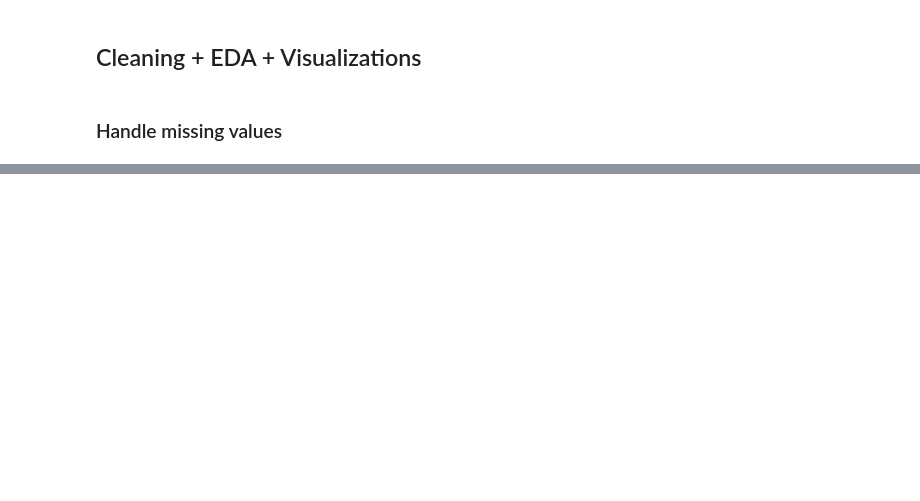
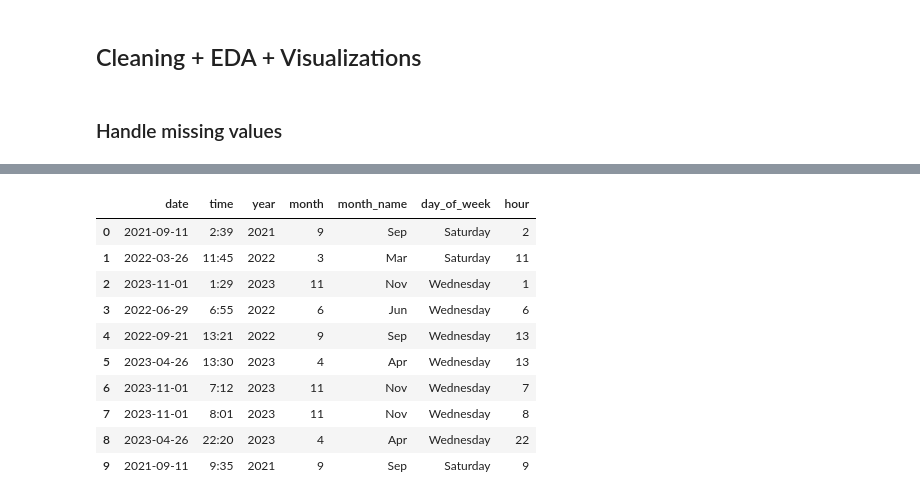
Before and after one commit to nayalys/DA_M2_Week1, a Jupyter notebook: notebook/nyc-crashes-exploration.ipynb, the cells around one changed output, grey strips where cells are left out. Saved outputs shown, nothing was run; the diff lists cells and outputs as text; code cells hidden in the pictures; blank space fills up the shorter version.

Commit message:
add exploratoy data analysis actions

```diff
--- a/notebook/nyc-crashes-exploration.ipynb
+++ b/notebook/nyc-crashes-exploration.ipynb
@@ -188,0 +395,4 @@ df['borough'] = df['borough'].fillna('UNKNOWN')
+# %%
+# # Numeric injury/killed: fill NaN with 0 (no evidence of injury = 0)
+df['injured'] = df['injured'].fillna(0).astype(int)
+print(df)
@@ -188,0 +417,4 @@ df['borough'] = df['borough'].fillna('UNKNOWN')
+# %%
+
+df['killed']  = df['killed'].fillna(0).astype(int)
+print(df)
@@ -188,0 +439,4 @@ df['borough'] = df['borough'].fillna('UNKNOWN')
+# %%
+# main_cause: replace "Unspecified" string with NaN for cleaner analysis
+df['main_cause'] = df['main_cause'].replace('Unspecified', np.nan)
+print(df)
@@ -188,0 +461,22 @@ df['borough'] = df['borough'].fillna('UNKNOWN')
+# %%
+# Engineer new columns
+
+df['year']       = df['date'].dt.year
+df['month']      = df['date'].dt.month
+df['month_name'] = df['date'].dt.strftime('%b')
+df['day_of_week']= df['date'].dt.day_name()
+df['hour']       = pd.to_datetime(df['time'], format='%H:%M', errors='coerce').dt.hour
+
+df[['date', 'time', 'year', 'month', 'month_name', 'day_of_week', 'hour']].head(10)
+# %% [output]
+|  | date | time | year | month | month_name | day_of_week | hour |
+| 0 | 2021-09-11 | 2:39 | 2021 | 9 | Sep | Saturday | 2 |
+| 1 | 2022-03-26 | 11:45 | 2022 | 3 | Mar | Saturday | 11 |
+| 2 | 2023-11-01 | 1:29 | 2023 | 11 | Nov | Wednesday | 1 |
+| 3 | 2022-06-29 | 6:55 | 2022 | 6 | Jun | Wednesday | 6 |
+| 4 | 2022-09-21 | 13:21 | 2022 | 9 | Sep | Wednesday | 13 |
+| 5 | 2023-04-26 | 13:30 | 2023 | 4 | Apr | Wednesday | 13 |
+| 6 | 2023-11-01 | 7:12 | 2023 | 11 | Nov | Wednesday | 7 |
+| 7 | 2023-11-01 | 8:01 | 2023 | 11 | Nov | Wednesday | 8 |
+| 8 | 2023-04-26 | 22:20 | 2023 | 4 | Apr | Wednesday | 22 |
+| 9 | 2021-09-11 | 9:35 | 2021 | 9 | Sep | Saturday | 9 |
```
Also changed, not shown: parts of 44 cells of this notebook.
